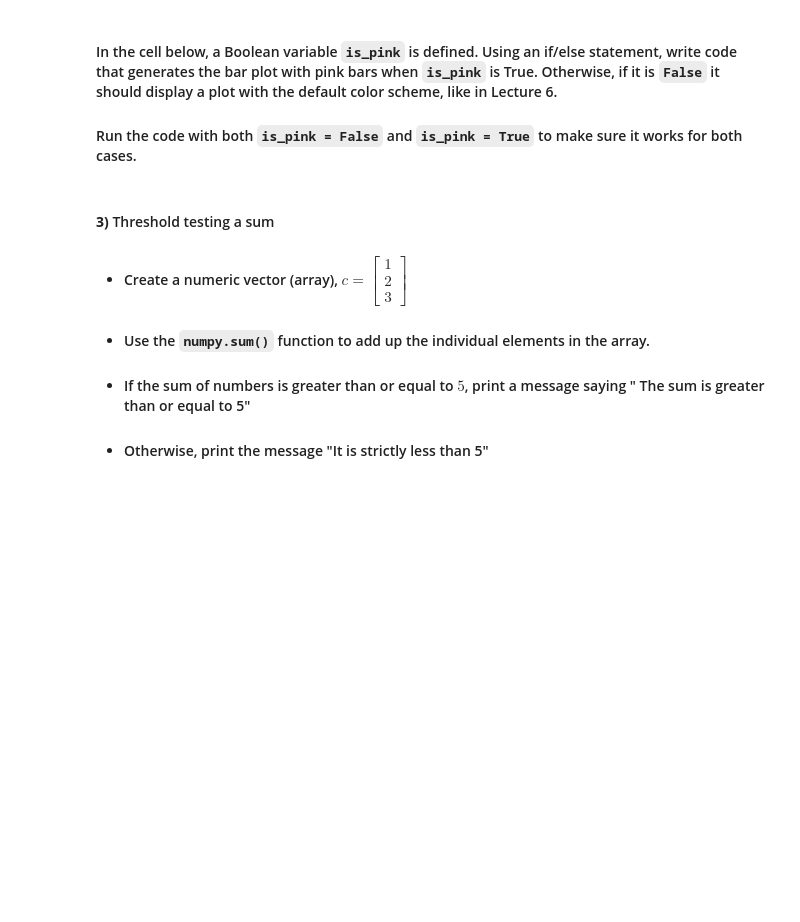
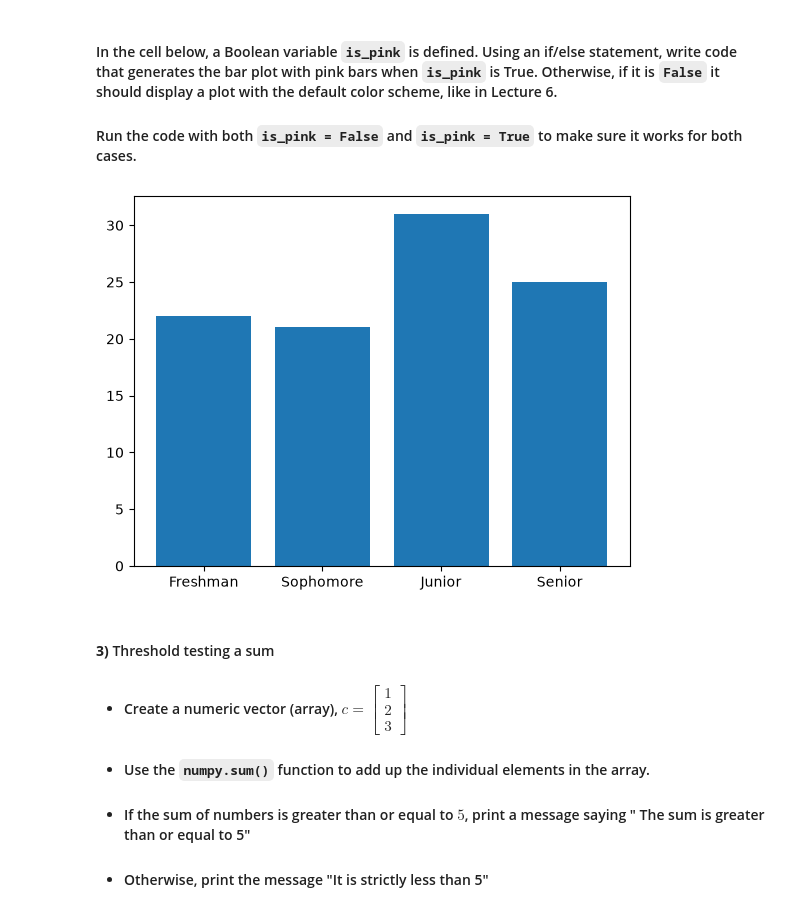
Before and after one commit to JoshuaKozo/datasci185fall2026, a Jupyter notebook: Lecture_06_Conditionals/Lecture6 copy.ipynb, the cells around one changed output. Cells and saved outputs as stored; diff of their text form; code cells hidden in the pictures; blank space fills up the shorter version.

```diff
--- a/Lecture_06_Conditionals/Lecture6 copy.ipynb
+++ b/Lecture_06_Conditionals/Lecture6 copy.ipynb
@@ -297,10 +307,21 @@ plt.show()
 # %%
 is_pink = False
 
 # Your code below
 # When is_pink is True, it should create the bar plot with pink columns.
 # When is_pink is False, it should create the bar plot with default colors
 # Run the cell with is_pink = False and is_pink = True to test that it works
+categories = ["Freshman", "Sophomore", "Junior", "Senior"]
+
+count = [22, 21, 31, 25]
+if is_pink == True:
+    plt.bar(x = categories, height = count, color = "hotpink")
+    plt.show()
+else:
+    plt.bar(x = categories, height = count)
+    plt.show()
+# %% [output]
+[figure, added]
 # %% [markdown]
 #### **3)** Threshold testing a sum
 
```
Also changed, not shown: parts of 8 cells of this notebook, 5 other files.
